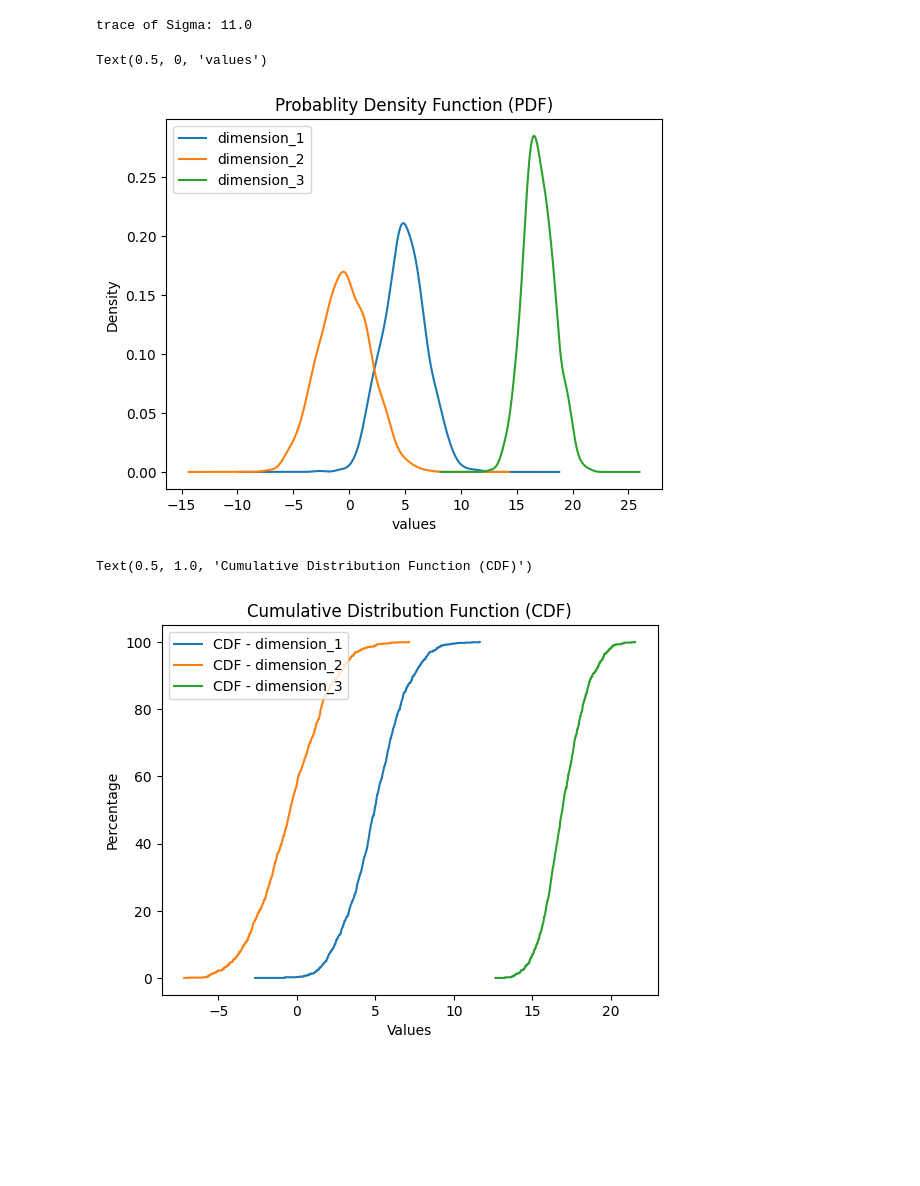
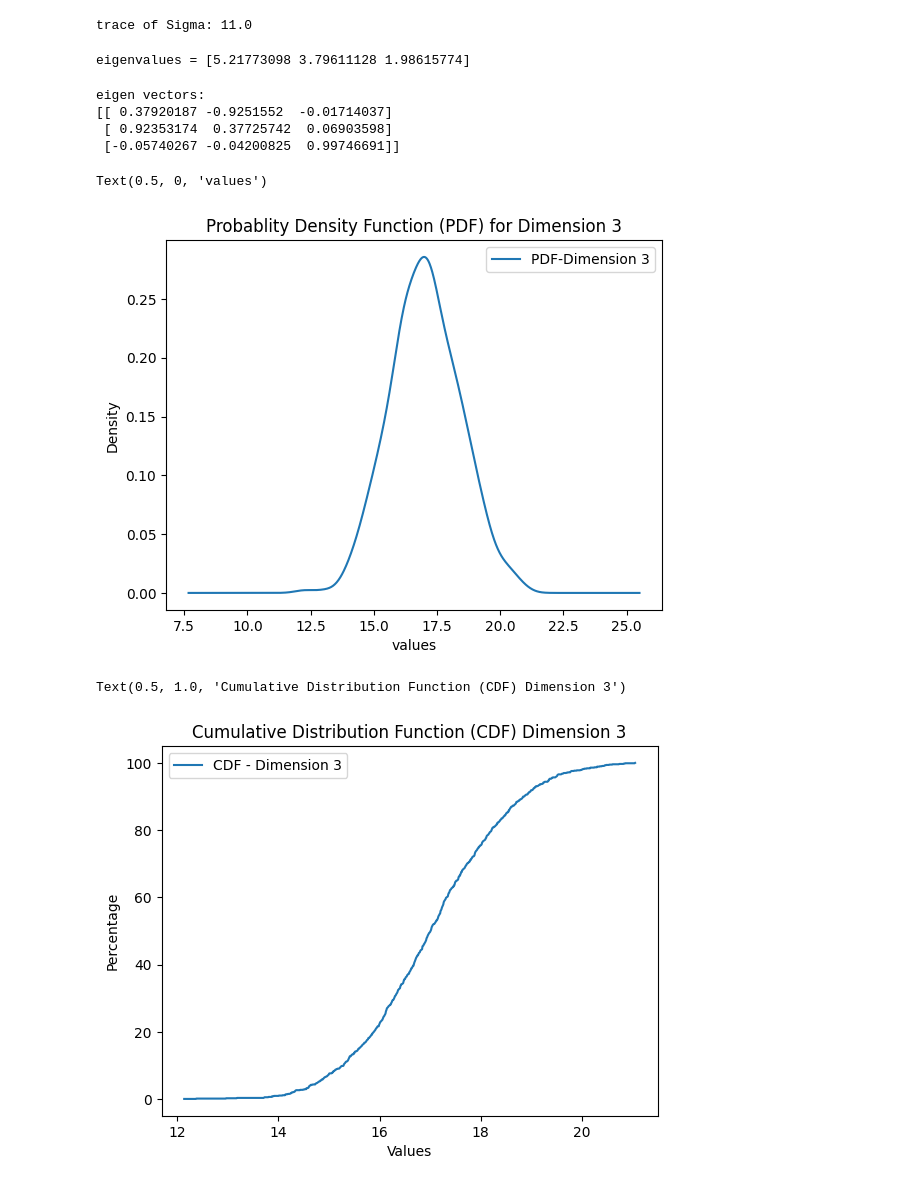
Before and after one commit to AbdulMutakabbir/SYSC5405-pattern-analysis-and-experiment-design, a Jupyter notebook: notebooks/2_question.ipynb, the cells around one changed output. Cells and saved outputs as stored; diff of their text form; code cells hidden in the pictures; blank space fills up the shorter version.

```diff
--- a/notebooks/2_question.ipynb
+++ b/notebooks/2_question.ipynb
@@ -62,29 +54,42 @@ print(f"trace of Sigma: {trace}")
 trace of Sigma: 11.0
 # %%
 eigenvalues, eigenvectors = np.linalg.eig(cov)
+# %%
+print(f"eigen values = {eigenvalues}")
+# %% [output]
+eigenvalues = [5.21773098 3.79611128 1.98615774]
+# %%
+print(f"eigen vectors:\n{eigenvectors}")
+# %% [output]
+eigen vectors:
+[[ 0.37920187 -0.9251552  -0.01714037]
+ [ 0.92353174  0.37725742  0.06903598]
+ [-0.05740267 -0.04200825  0.99746691]]
 # %%
-ax = dataset.plot.kde(
-    title="Probablity Density Function (PDF)"
+ax = dataset['dimension_3'].plot.kde(
+    title="Probablity Density Function (PDF) for Dimension 3",
+    label="PDF-Dimension 3",
+    legend=True
 )
 ax.set_xlabel("values")
 # %% [output]
 Text(0.5, 0, 'values')
-[figure, old version]
+[figure, new version]
 # %%
-for i in range(1,4):
+for i in range(3,4):
     count, bins_count = np.histogram(dataset[f'dimension_{i}'], bins=1000)
     pdf = count / sum(count)
     cdf = np.cumsum(pdf)
     plt.plot(
         bins_count[1:],
         cdf*100,
-        label=f"CDF - dimension_{i}"
+        label=f"CDF - Dimension {i}"
         )
 
 plt.legend(loc="upper left")
 plt.ylabel("Percentage")
 plt.xlabel("Values")
-plt.title("Cumulative Distribution Function (CDF)")
+plt.title("Cumulative Distribution Function (CDF) Dimension 3")
 # %% [output]
-Text(0.5, 1.0, 'Cumulative Distribution Function (CDF)')
+Text(0.5, 1.0, 'Cumulative Distribution Function (CDF) Dimension 3')
-[figure, old version]
+[figure, new version]
```
Also changed, not shown: parts of 5 cells of this notebook.
